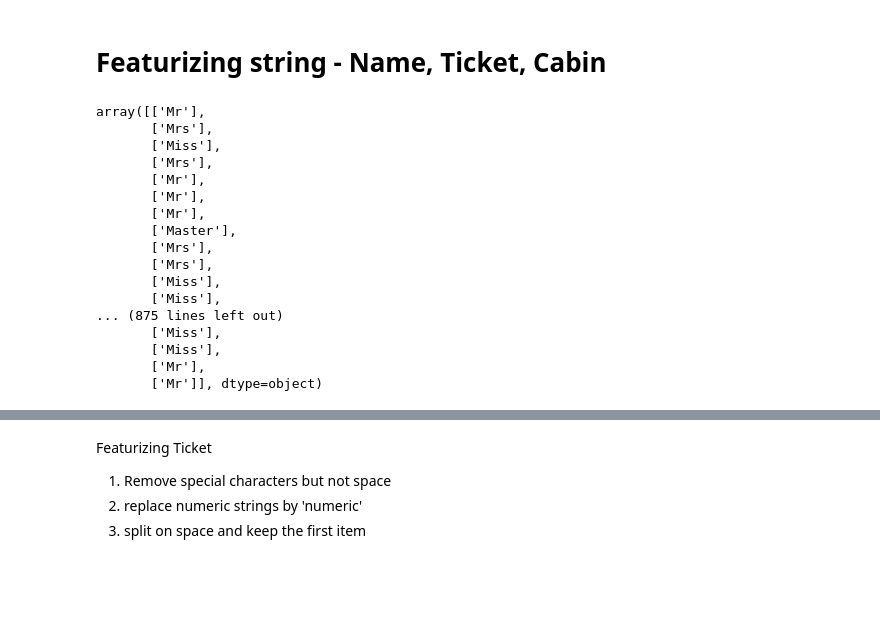
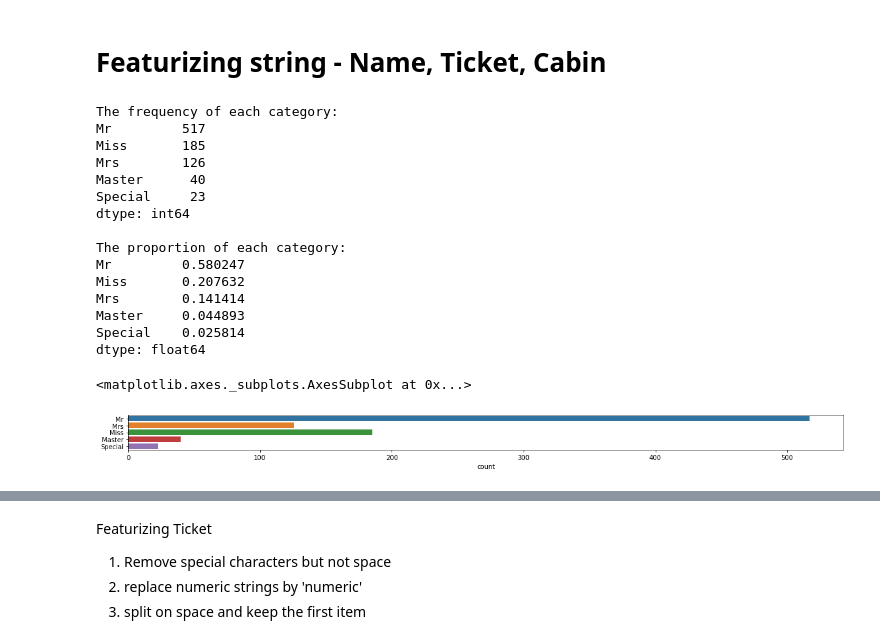
Before and after one commit to abhi8893/Titanic-Survival, a Jupyter notebook: notebooks/Featurize Name, Ticket, Cabin.ipynb, the cells around one changed output, grey strips where cells are left out. Drawn from its saved outputs; the diff is of its cells as text; code cells hidden in the pictures; blank space fills up the shorter version.

```diff
--- a/notebooks/Featurize Name, Ticket, Cabin.ipynb
+++ b/notebooks/Featurize Name, Ticket, Cabin.ipynb
@@ -25,26 +25,26 @@ def FE_Name(x, pattern='([A-Z][a-z]+)\.'):
     return x.values.reshape(-1, 1)
 # %%
 Name = df.Name
-# %%
-FE_Name(Name)
-# %% [output]
-array([['Mr'],
-       ['Mrs'],
-       ['Miss'],
-       ['Mrs'],
-       ['Mr'],
-       ['Mr'],
-       ['Mr'],
-       ['Master'],
-       ['Mrs'],
-       ['Mrs'],
-       ['Miss'],
-       ['Miss'],
-... (875 lines left out)
-       ['Miss'],
-       ['Miss'],
-       ['Mr'],
-       ['Mr']], dtype=object)
+# %%
+plot_count(pd.Series(FE_Name(Name).ravel()))
+# %% [output]
+The frequency of each category:
+Mr         517
+Miss       185
+Mrs        126
+Master      40
+Special     23
+dtype: int64
+
+The proportion of each category:
+Mr         0.580247
+Miss       0.207632
+Mrs        0.141414
+Master     0.044893
+Special    0.025814
+dtype: float64
+<matplotlib.axes._subplots.AxesSubplot at 0x...>
+[figure, added]
 # %%
 Cabin = df.Cabin
 # %%
```
Also changed, not shown: parts of 13 cells of this notebook, 7 other files.
